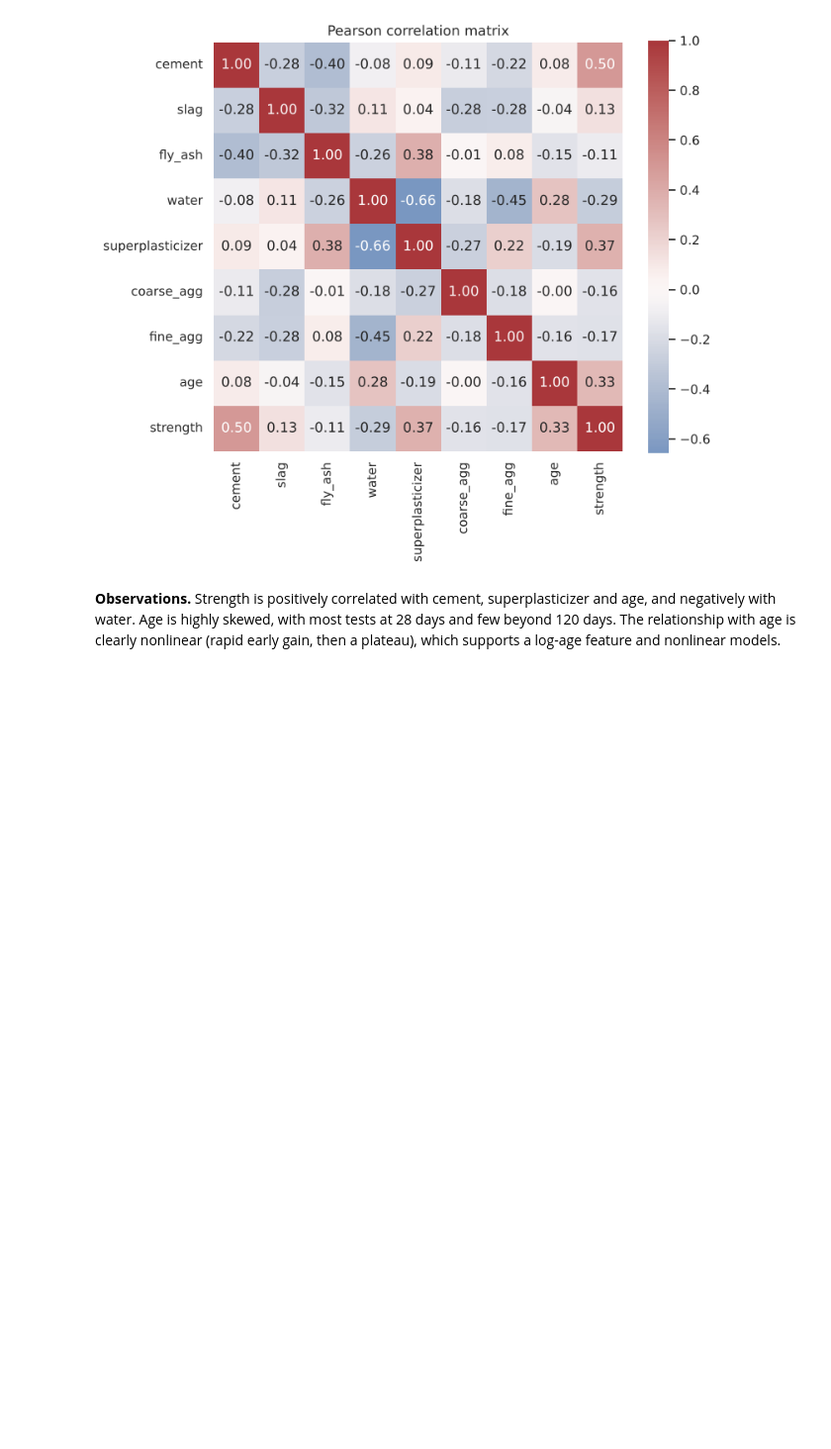
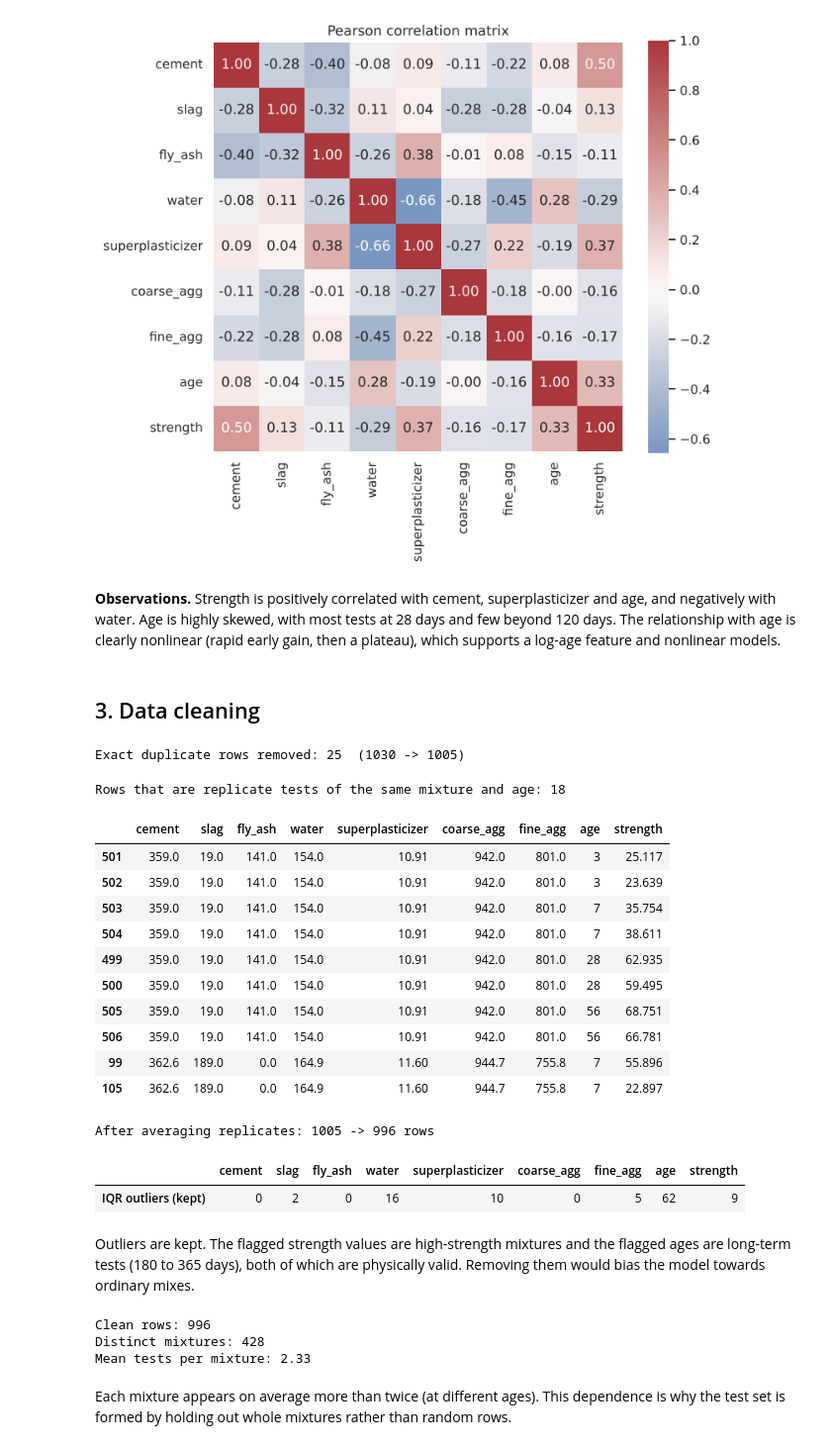
Before and after one commit to weedymif-tech/Ostaad, a Jupyter notebook: experiment.ipynb, the cells around one changed output. Shown at 99% size. Saved outputs shown, nothing was run; the diff lists cells and outputs as text; code cells hidden in the pictures; blank space fills up the shorter version.

Commit message:
Clean data: drop duplicates, average replicate tests, assign mixture IDs
Co-Authored-By: Claude Opus 5.5 <noreply@anthropic.com>
Claude-Session: https://claude.ai/code/session_01UKw7apMMowpGbVwZv1JLiH

```diff
--- a/experiment.ipynb
+++ b/experiment.ipynb
@@ -147,3 +147,68 @@ plt.show()
 [figure]
 # %% [markdown]
 **Observations.** Strength is positively correlated with cement, superplasticizer and age, and negatively with water. Age is highly skewed, with most tests at 28 days and few beyond 120 days. The relationship with age is clearly nonlinear (rapid early gain, then a plateau), which supports a log-age feature and nonlinear models.
+# %% [markdown]
+## 3. Data cleaning
+# %%
+n0 = len(df)
+dup_rows = df.duplicated().sum()
+df = df.drop_duplicates().reset_index(drop=True)
+print(f"Exact duplicate rows removed: {dup_rows}  ({n0} -> {len(df)})")
+# %% [output]
+Exact duplicate rows removed: 25  (1030 -> 1005)
+# %%
+# Replicate tests: the same mixture at the same age with different strength values
+rep_mask = df.duplicated(MIX + ["age"], keep=False)
+print("Rows that are replicate tests of the same mixture and age:", rep_mask.sum())
+df[rep_mask].sort_values(MIX + ["age"]).head(10)
+# %% [output]
+Rows that are replicate tests of the same mixture and age: 18
+|  | cement | slag | fly_ash | water | superplasticizer | coarse_agg | fine_agg | age | strength |
+| 501 | 359.0 | 19.0 | 141.0 | 154.0 | 10.91 | 942.0 | 801.0 | 3 | 25.117 |
+| 502 | 359.0 | 19.0 | 141.0 | 154.0 | 10.91 | 942.0 | 801.0 | 3 | 23.639 |
+| 503 | 359.0 | 19.0 | 141.0 | 154.0 | 10.91 | 942.0 | 801.0 | 7 | 35.754 |
+| 504 | 359.0 | 19.0 | 141.0 | 154.0 | 10.91 | 942.0 | 801.0 | 7 | 38.611 |
+| 499 | 359.0 | 19.0 | 141.0 | 154.0 | 10.91 | 942.0 | 801.0 | 28 | 62.935 |
+| 500 | 359.0 | 19.0 | 141.0 | 154.0 | 10.91 | 942.0 | 801.0 | 28 | 59.495 |
+| 505 | 359.0 | 19.0 | 141.0 | 154.0 | 10.91 | 942.0 | 801.0 | 56 | 68.751 |
+| 506 | 359.0 | 19.0 | 141.0 | 154.0 | 10.91 | 942.0 | 801.0 | 56 | 66.781 |
+| 99 | 362.6 | 189.0 | 0.0 | 164.9 | 11.60 | 944.7 | 755.8 | 7 | 55.896 |
+| 105 | 362.6 | 189.0 | 0.0 | 164.9 | 11.60 | 944.7 | 755.8 | 7 | 22.897 |
+# %%
+# Average replicates so each mixture-age pair appears once
+n1 = len(df)
+df = df.groupby(MIX + ["age"], as_index=False)[TARGET].mean()
+print(f"After averaging replicates: {n1} -> {len(df)} rows")
+# %% [output]
+After averaging replicates: 1005 -> 996 rows
+# %%
+# Physical plausibility checks
+assert (df[COLS] >= 0).all().all(), "negative quantities found"
+assert df["cement"].gt(0).all(), "cement must be present"
+assert df["age"].between(1, 365).all(), "age out of range"
+assert df[TARGET].gt(0).all(), "non-positive strength"
+
+# Outliers by the 1.5 x IQR rule: flagged, not removed
+def iqr_outliers(s):
+    q1, q3 = s.quantile([0.25, 0.75])
+    iqr = q3 - q1
+    return ((s < q1 - 1.5 * iqr) | (s > q3 + 1.5 * iqr)).sum()
+
+pd.Series({c: iqr_outliers(df[c]) for c in COLS}, name="IQR outliers (kept)").to_frame().T
+# %% [output]
+|  | cement | slag | fly_ash | water | superplasticizer | coarse_agg | fine_agg | age | strength |
+| IQR outliers (kept) | 0 | 2 | 0 | 16 | 10 | 0 | 5 | 62 | 9 |
+# %% [markdown]
+Outliers are kept. The flagged strength values are high-strength mixtures and the flagged ages are long-term tests (180 to 365 days), both of which are physically valid. Removing them would bias the model towards ordinary mixes.
+# %%
+# Mixture ID: one ID per unique combination of the seven ingredients
+df["mix_id"] = df.groupby(MIX).ngroup()
+print("Clean rows:", len(df))
+print("Distinct mixtures:", df["mix_id"].nunique())
+print("Mean tests per mixture:", round(len(df) / df["mix_id"].nunique(), 2))
+# %% [output]
+Clean rows: 996
+Distinct mixtures: 428
+Mean tests per mixture: 2.33
+# %% [markdown]
+Each mixture appears on average more than twice (at different ages). This dependence is why the test set is formed by holding out whole mixtures rather than random rows.
```
